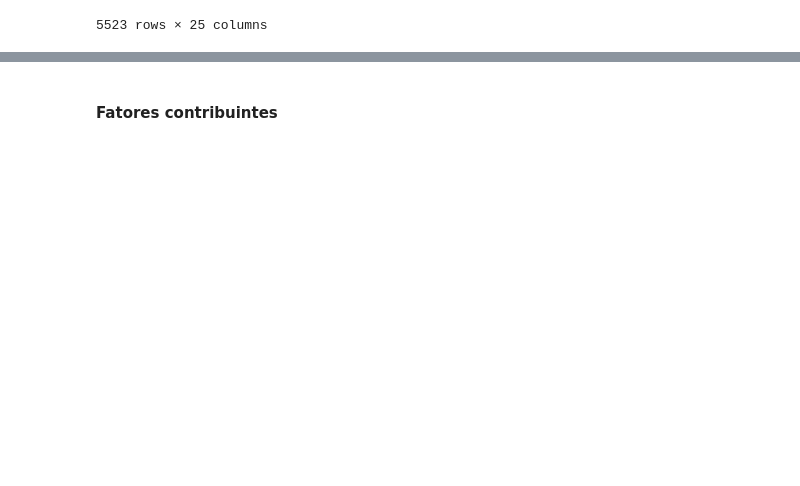
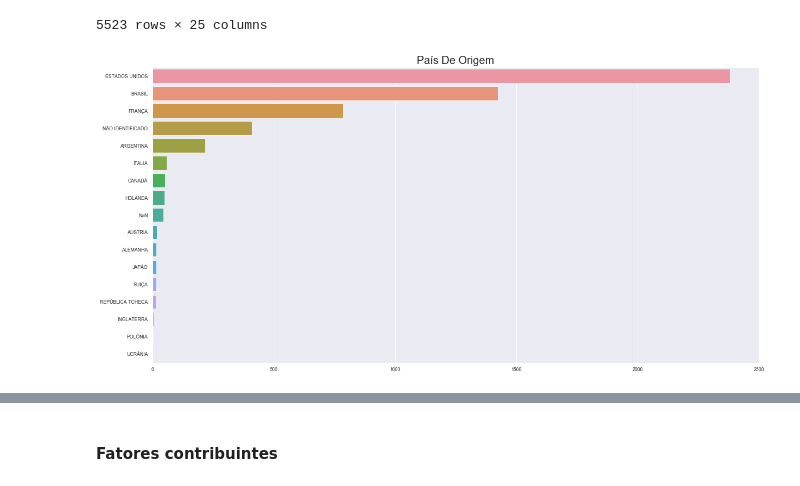
Before and after one commit to otavio-silva/IBD-TP2, a Jupyter notebook: code/TrabalhoPratico02.ipynb, the cells around one changed output, grey strips where cells are left out. Saved outputs shown, nothing was run; the diff lists cells and outputs as text; code cells hidden in the pictures; blank space fills up the shorter version.

```diff
--- a/code/TrabalhoPratico02.ipynb
+++ b/code/TrabalhoPratico02.ipynb
@@ -55,6 +56,19 @@ anv
 | 5521 | 201905061442135 | PRCGF | OPERADOR DE AERONAVE | HELICÓPTERO | ... |
 | 5522 | 201905171937061 | LVGVB | OPERADOR DE AERONAVE | AVIÃO | ... |
 5523 rows × 25 columns
+# %%
+col = anv["aeronave_pais_fabricante"].dropna()
+shape = anv["aeronave_pais_fabricante"].shape[0] - col.shape[0]
+s, n = np.unique(col.to_numpy(), return_counts=True)
+s = np.append(s, "NaN")
+n = np.append(n, shape)
+indices = np.flip(np.argsort(n))
+_, axis = pyplot.subplots(figsize=(20, 10))
+seaborn.barplot(x=n[indices], y=s[indices], orient='h')
+axis.set_title("País De Origem", fontsize=20)
+pyplot.show()
+# %% [output]
+[figure, added]
 # %%
 s, n = np.unique(anv["aeronave_tipo_veiculo"].to_numpy(), return_counts=True)
 indices = np.flip(np.argsort(n))
```
Also changed, not shown: parts of 16 cells of this notebook.
